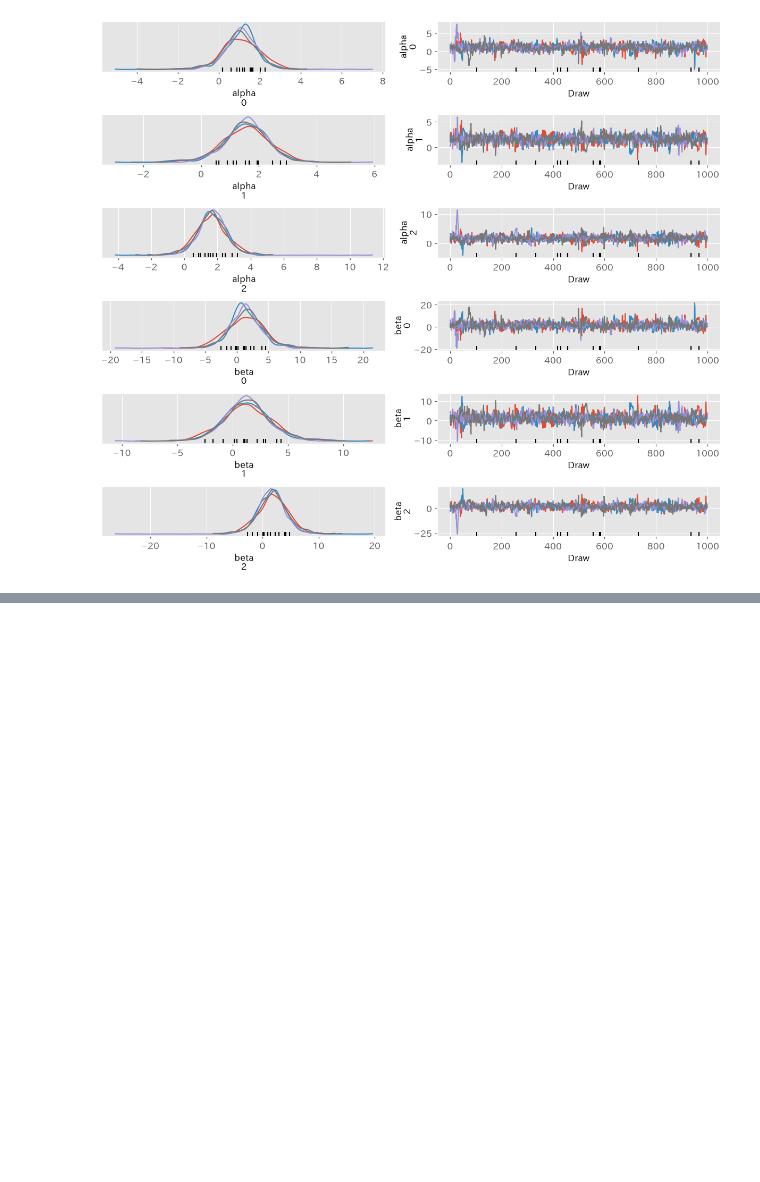
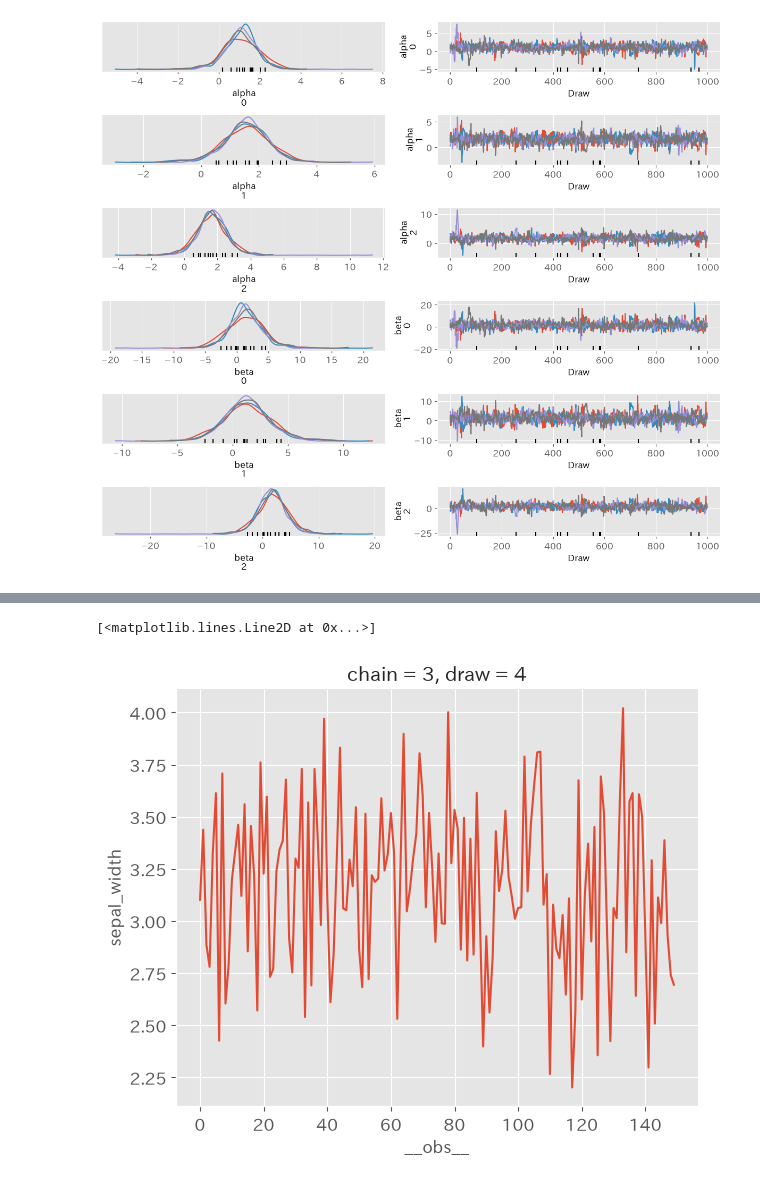
Before and after one commit to kzappmusi9/bayes_python, a Jupyter notebook: src/2.bayes_inference_advanced.ipynb, the cells around one changed output, grey strips where cells are left out. Cells and saved outputs as stored; diff of their text form; code cells hidden in the pictures; blank space fills up the shorter version.

```diff
--- a/src/2.bayes_inference_advanced.ipynb
+++ b/src/2.bayes_inference_advanced.ipynb
@@ -468,0 +581,5 @@ plt.show()
+# %%
+idata.posterior_predictive.sel(draw=4, chain=3, method='nearest').sepal_width.plot()
+# %% [output]
+[<matplotlib.lines.Line2D at 0x...>]
+[figure, added]
```
Also changed, not shown: parts of 26 cells of this notebook, 2 other files.
